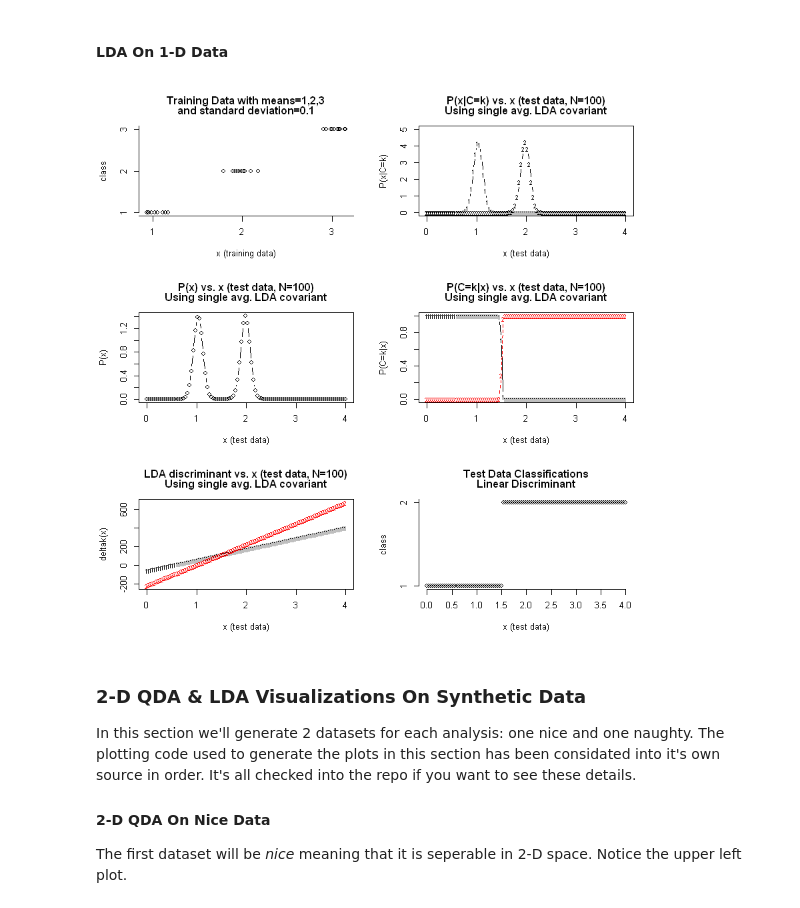
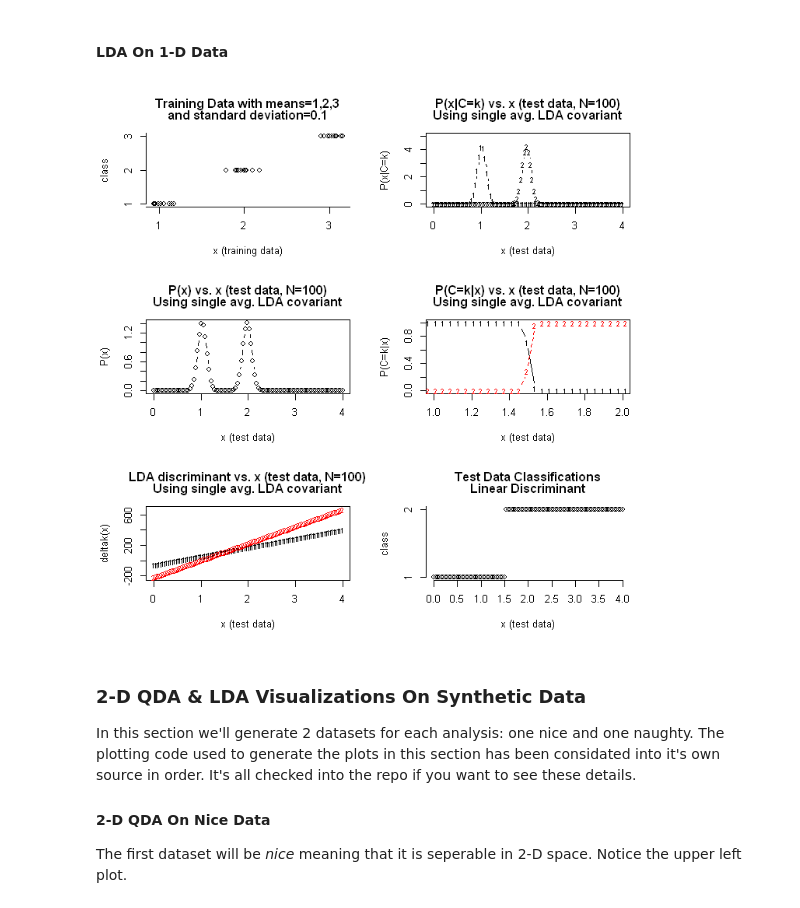
Before and after one commit to focods/WonderfulML, a Jupyter notebook: docs/notebooks/session04_r.ipynb, the cells around one changed output. Drawn from its saved outputs; the diff is of its cells as text; code cells hidden in the pictures.

```diff
--- a/docs/notebooks/session04_r.ipynb
+++ b/docs/notebooks/session04_r.ipynb
@@ -447,12 +447,12 @@ plotQda_1d <- function(class_means=c(1, 2, 3), class_stdevs=c(0.1, 0.1, 0.1)) {
       ptable <- cbind(ptable, pcx)
       colnames(ptable)[ncol(ptable)] <- paste("pcx", class)
     }
-    pcx1col <- nclass + 3
-    pcxkcol <- pcx1col + (nclass - 1)
+    pcx1col <- nclass + 3  # 1st 3 col's in ptable: P(X|C=1), P(X|C=2), P(X)
+    pcxkcol <- pcx1col + (nclass - 1)  # col index for P(X|C=k) for k > 1
     matplot(ptable[,1],ptable[,pcx1col:pcxkcol], type="b", cex=0.7,
            main=c("P(C=k|x) vs. x (test data, N=100)",
            "Using QDA class covariants"),
-           xlab="x (test data)", ylab="P(C=k|x)")
+           xlim=c(1, 2), xlab="x (test data)", ylab="P(C=k|x)")
 
     # calc & plot little delta(x) QDA disciminant vs. x
     dx <- deltQda(xtest, Ntest, nclass, pc, muk, var)
@@ -545,42 +545,42 @@ plotLda_1d <- function(class_means=c(1, 2, 3), class_stdevs=c(0.1, 0.1, 0.1)) {
         ptable <- cbind(ptable, pcx)
         colnames(ptable)[ncol(ptable)] <- paste("pcx", class)
     }
-    pcx1col <- nclass + 3
-    pcxkcol <- pcx1col + (nclass - 1)
+    pcx1col <- nclass + 3  # 1st 3 col's in ptable: P(X|C=1), P(X|C=2), P(X)
+    pcxkcol <- pcx1col + (nclass - 1)  # col index for P(X|C=k) for k > 1
     matplot(ptable[,1],ptable[,pcx1col:pcxkcol], type="b", cex=0.7,
             main=c("P(C=k|x) vs. x (test data, N=100)",
             "Using single avg. LDA covariant"),
-            xlab="x (test data)", ylab="P(C=k|x)")
+            xlim=c(1, 2), xlab="x (test data)", ylab="P(C=k|x)")
 
 
     # calc & plot little delta(x) LDA disciminant vs. x
     dx <- deltLda(xtest, Ntest, nclass, pc, muk, var)
     dx <- cbind(xtest,dx)
     matplot(dx[,1],dx[,2:ncol(dx)],cex=0.7,
             main=c("LDA discriminant vs. x (test data, N=100)",
             "Using single avg. LDA covariant"),
             xlab="x (test data)", ylab="deltak(x)")
 
 
     # do the LDA classification and plot the results
     classif <- dx
     classif <- cbind(classif, rep(0,nrow(classif)))
     colnames(classif) <- c("x", paste("dx", 1:nclass), "class")
     for(rw in 1:nrow(classif))
         classif[rw,ncol(classif)] <- which.max(classif[rw,2:(ncol(classif)-1)])
 
     plot(classif[,1],classif[,ncol(classif)],
          xlab="x (test data)",ylab="class",
          main=c("Test Data Classifications",
          "Linear Discriminant"), axes=FALSE)
 
     axis(1, seq(0,4,by=0.5))
     axis(2, 1:4)
 }
 
 plotLda_1d()
 # %% [output]
-[figure, old version]
+[figure, new version]
 # %% [markdown]
 ### 2-D QDA & LDA Visualizations On Synthetic Data
 
```
Also changed, not shown: parts of 5 cells of this notebook.
